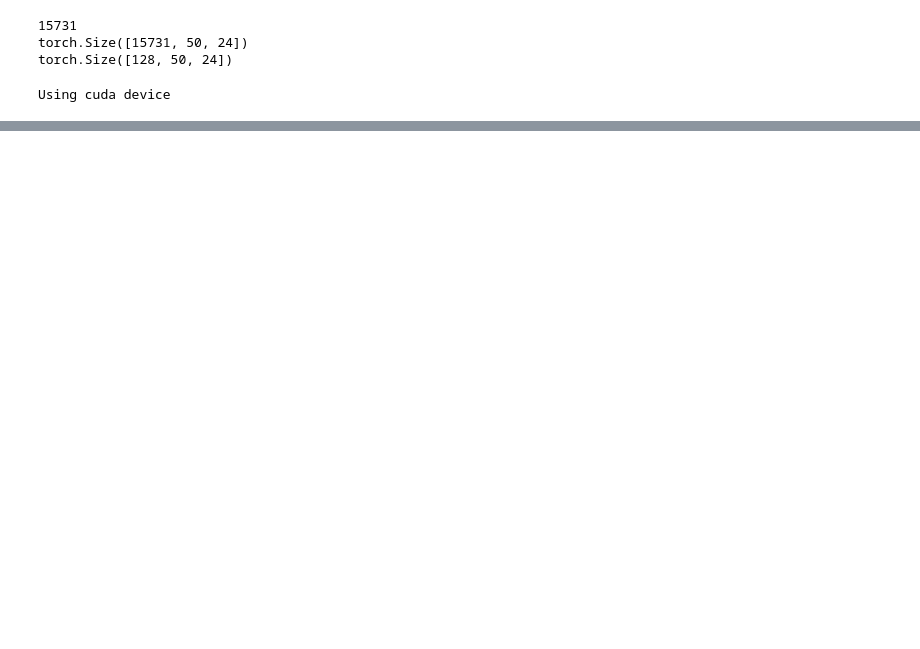
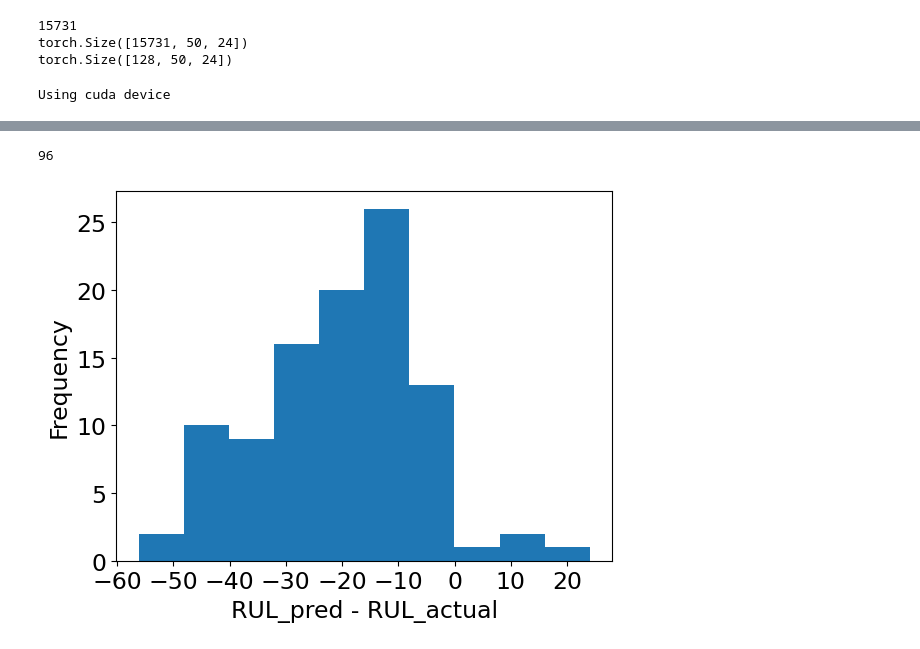
Before and after one commit to stevespreiz/engine_failure_prediction, a Jupyter notebook: notebooks/5.0-ss-gru-initial.ipynb, the cells around one changed output, grey strips where cells are left out. Saved outputs shown, nothing was run; the diff lists cells and outputs as text; code cells hidden in the pictures; blank space fills up the shorter version.

```diff
--- a/notebooks/5.0-ss-gru-initial.ipynb
+++ b/notebooks/5.0-ss-gru-initial.ipynb
@@ -140,6 +187,8 @@ def train(train_loader, learn_rate, hidden_dim=256, EPOCHS=5):
     return model
 # %%
 lr = 0.001
-gru_model = train(train_loader,lr,EPOCHS=50)
+loss_fn = WeightedLoss(weight=1000)
+gru_model = train(train_loader,lr,loss_fn=loss_fn,EPOCHS=50)
+gru_model_ae = train(train_loader_ae,lr,EPOCHS=100)
 # %% [output]
 Starting Training of GRU model
@@ -164,6 +213,7 @@ def evaluate(model, test_x, test_y, test_units):
     model.eval()
     outputs = []
     targets = []
+    errors = []
     start_time = time.process_time()
 
     for i in range(1,100+1):
@@ -176,20 +226,20 @@ def evaluate(model, test_x, test_y, test_units):
         h = model.init_hidden(inp.shape[0])
         out, h = model(inp.to(device).float(), h)
         out = 65*(out+1)
-        target = 65*(unit_y[-1]+1)
+        target = 65*(labs[-1]+1)
 
         outputs.append(out)
         targets.append(target)
-
+        print(out)
+        errors.append((out - target).cpu().detach().numpy())
 
     print("Evaluation Time: {}".format(str(time.process_time()-start_time)))
     sMAPE = 0
     MAE = 0
     for i in range(len(outputs)):
         MAE += abs(outputs[i] - targets[i])/len(outputs)
+
         # sMAPE += np.mean(abs(outputs[i]-targets[i])/(targets[i]+outputs[i])/2)/len(outputs)
     print(f"MAE: {MAE.item()}")
-    return
-    return outputs, targets, sMAPE
 
-evaluate(gru_model,test_x,test_y,test_units)
+    return errors
@@ -198,0 +246,12 @@ MAE: 11.453980445861816
+# %%
+# print("Training Data: ")
+# errors_train = evaluate(gru_model,train_x_stan,train_y_stan,train_units)
+# errors_train = np.array(errors_train)[:,:,0]
+
+print("Test Data: ")
+errors_test = evaluate(gru_model,test_x,test_y,test_units)
+errors_test = np.array(errors_test)[:,:,0]
+
+print("Test Data AE: ")
+errors_test_ae = evaluate(gru_model_ae,test_x_ae,test_y,test_units_ae)
+errors_test_ae = np.array(errors_test_ae)[:,:,0]
@@ -198,0 +276,18 @@ MAE: 11.453980445861816
+# %%
+# plt.hist(errors_train)
+# plt.xlabel('RUL_pred - RUL_actual')
+# plt.ylabel('Frequency')
+
+
+plt.figure()
+plt.hist(errors_test)
+plt.xticks(fontsize=17)
+plt.yticks(fontsize=17)
+plt.xlabel('RUL_pred - RUL_actual',fontsize=17)
+plt.ylabel('Frequency',fontsize=17)
+
+
+print(np.sum(errors_test < 0))
+# %% [output]
+96
+[figure, added]
```
Also changed, not shown: parts of 8 cells of this notebook.
